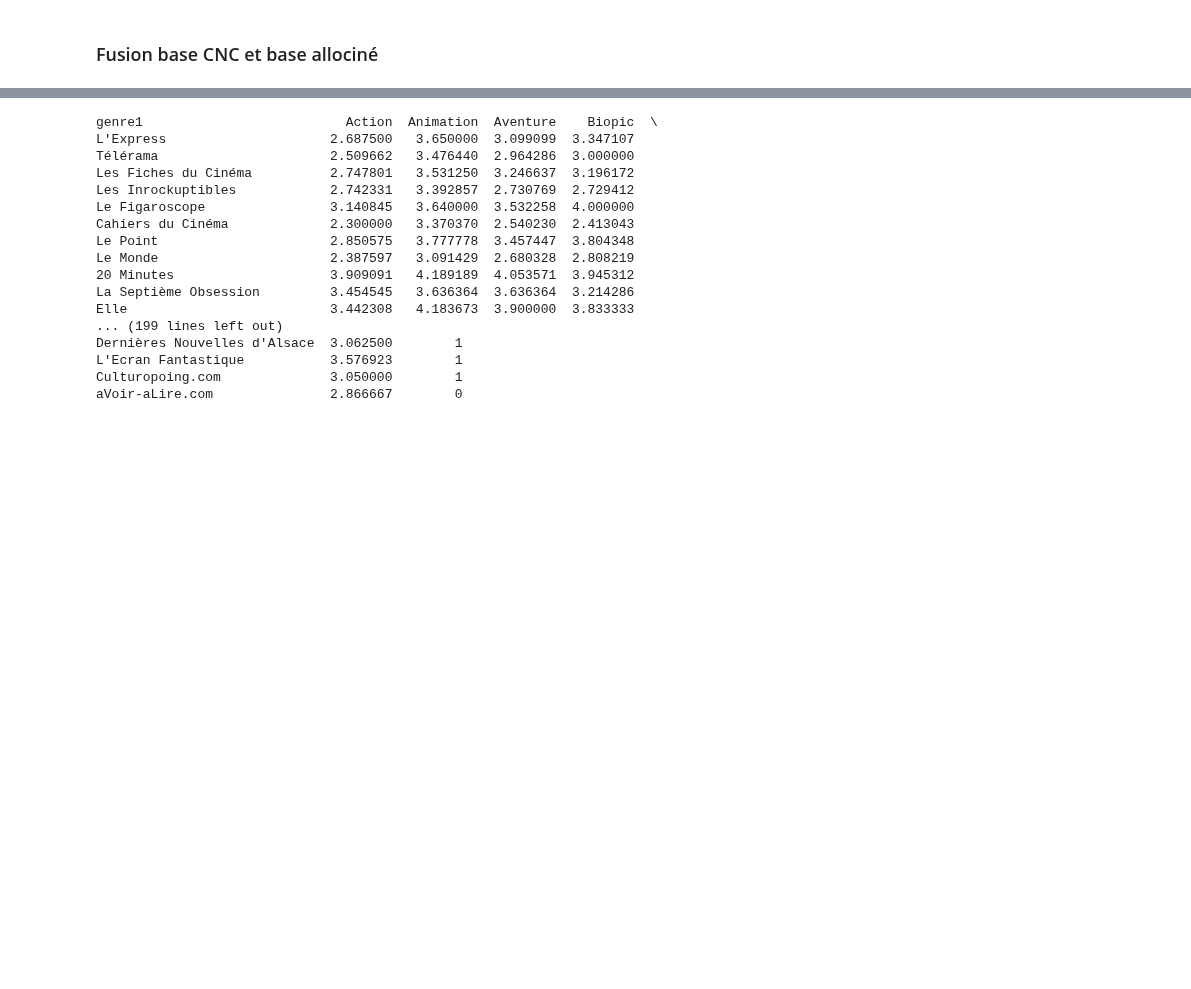
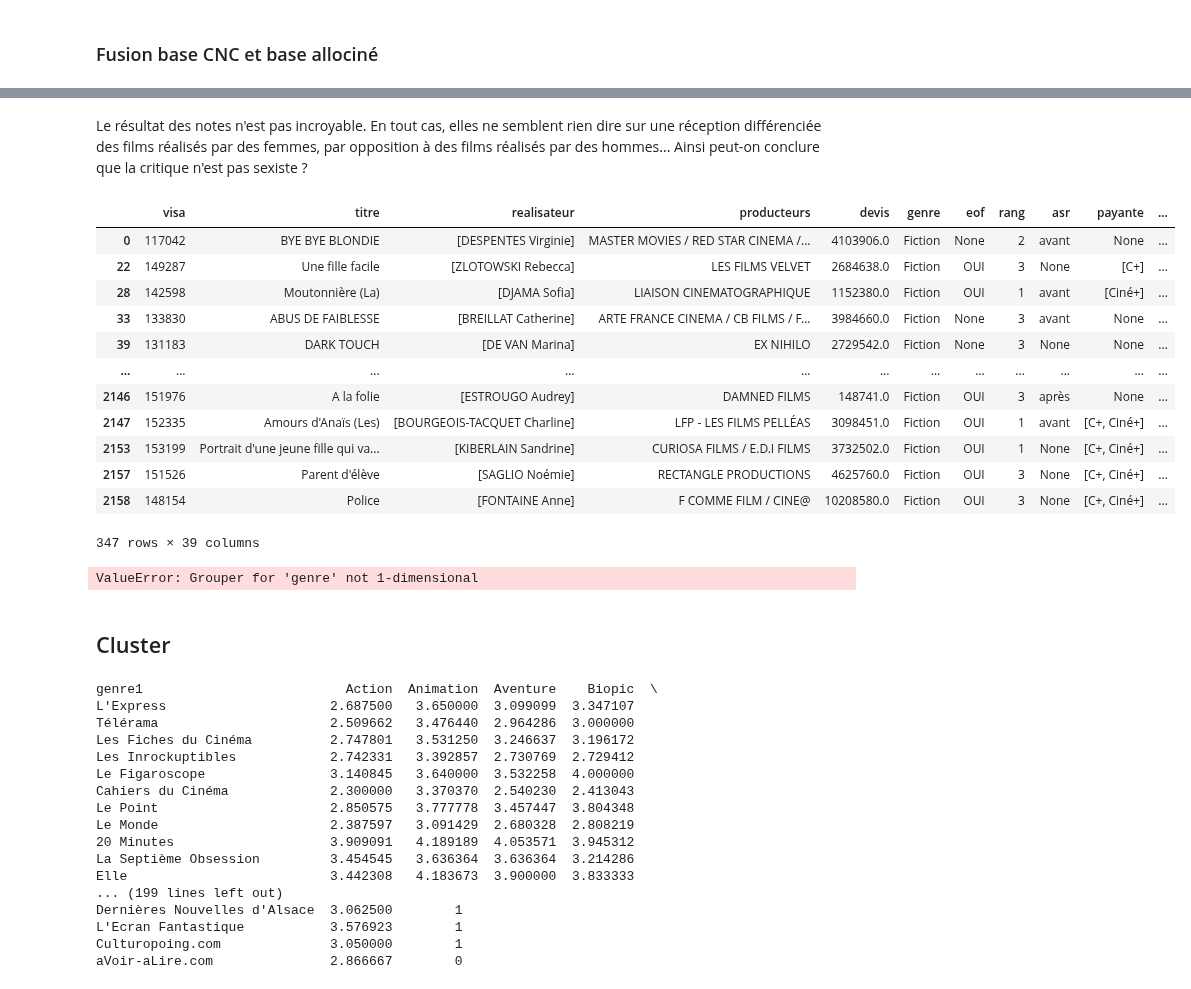
Before and after one commit to Clement-Dn/Projet_Cin-, a Jupyter notebook: Rapport_Projet_Cinema.ipynb, the cells around one changed output, grey strips where cells are left out. Drawn from its saved outputs; the diff is of its cells as text; code cells hidden in the pictures; blank space fills up the shorter version.

```diff
--- a/Rapport_Projet_Cinema.ipynb
+++ b/Rapport_Projet_Cinema.ipynb
@@ -665,0 +430,4 @@ df_scaled = scaler.fit_transform(df_transposed)
+# %%
+# Conversion des notes en écriture décimale
+base_cnc_agregee['spectateur'] = base_cnc_agregee['spectateur'].apply(mise_en_forme_decimale)
+base_cnc_agregee['presse'] = base_cnc_agregee['presse'].apply(mise_en_forme_decimale)
@@ -665,0 +492,25 @@ df_scaled = scaler.fit_transform(df_transposed)
+# %% [markdown]
+Le résultat des notes n'est pas incroyable. En tout cas, elles ne semblent rien dire sur une réception différenciée des films réalisés par des femmes, par opposition à des films réalisés par des hommes... Ainsi peut-on conclure que la critique n'est pas sexiste ?
+# %%
+base_cnc_agregee_f = base_cnc_agregee.query("genre_ind == 'f'")
+base_cnc_agregee_f
+# %% [output]
+|  | visa | titre | realisateur | producteurs | devis | genre | eof | rang | asr | payante | ... |
+| 0 | 117042 | BYE BYE BLONDIE | [DESPENTES Virginie] | MASTER MOVIES / RED STAR CINEMA /... | 4103906.0 | Fiction | None | 2 | avant | None | ... |
+| 22 | 149287 | Une fille facile | [ZLOTOWSKI Rebecca] | LES FILMS VELVET | 2684638.0 | Fiction | OUI | 3 | None | [C+] | ... |
+| 28 | 142598 | Moutonnière (La) | [DJAMA Sofia] | LIAISON CINEMATOGRAPHIQUE | 1152380.0 | Fiction | OUI | 1 | avant | [Ciné+] | ... |
+| 33 | 133830 | ABUS DE FAIBLESSE | [BREILLAT Catherine] | ARTE FRANCE CINEMA / CB FILMS / F... | 3984660.0 | Fiction | None | 3 | avant | None | ... |
+| 39 | 131183 | DARK TOUCH | [DE VAN Marina] | EX NIHILO | 2729542.0 | Fiction | None | 3 | None | None | ... |
+| ... | ... | ... | ... | ... | ... | ... | ... | ... | ... | ... | ... |
+| 2146 | 151976 | A la folie | [ESTROUGO Audrey] | DAMNED FILMS | 148741.0 | Fiction | OUI | 3 | après | None | ... |
+| 2147 | 152335 | Amours d'Anaïs (Les) | [BOURGEOIS-TACQUET Charline] | LFP - LES FILMS PELLÉAS | 3098451.0 | Fiction | OUI | 1 | avant | [C+, Ciné+] | ... |
+| 2153 | 153199 | Portrait d'une jeune fille qui va... | [KIBERLAIN Sandrine] | CURIOSA FILMS / E.D.I FILMS | 3732502.0 | Fiction | OUI | 1 | None | [C+, Ciné+] | ... |
+| 2157 | 151526 | Parent d'élève | [SAGLIO Noémie] | RECTANGLE PRODUCTIONS | 4625760.0 | Fiction | OUI | 3 | None | [C+, Ciné+] | ... |
+| 2158 | 148154 | Police | [FONTAINE Anne] | F COMME FILM / CINE@ | 10208580.0 | Fiction | OUI | 3 | None | [C+, Ciné+] | ... |
+347 rows × 39 columns
+# %%
+#Je regarde la différence de notation selon le genre du film, le genre du réal
+
+classement_genres_preferes(base_cnc_agregee_f, 'spectateur')
+# %% [output]
+ValueError: Grouper for 'genre' not 1-dimensional
@@ -666,3 +528,5 @@ df_scaled = scaler.fit_transform(df_transposed)
+# %% [markdown]
+## Cluster
 # %%
 from sklearn.cluster import KMeans
 n_clusters = 3
```
Also changed, not shown: parts of 35 cells of this notebook.
